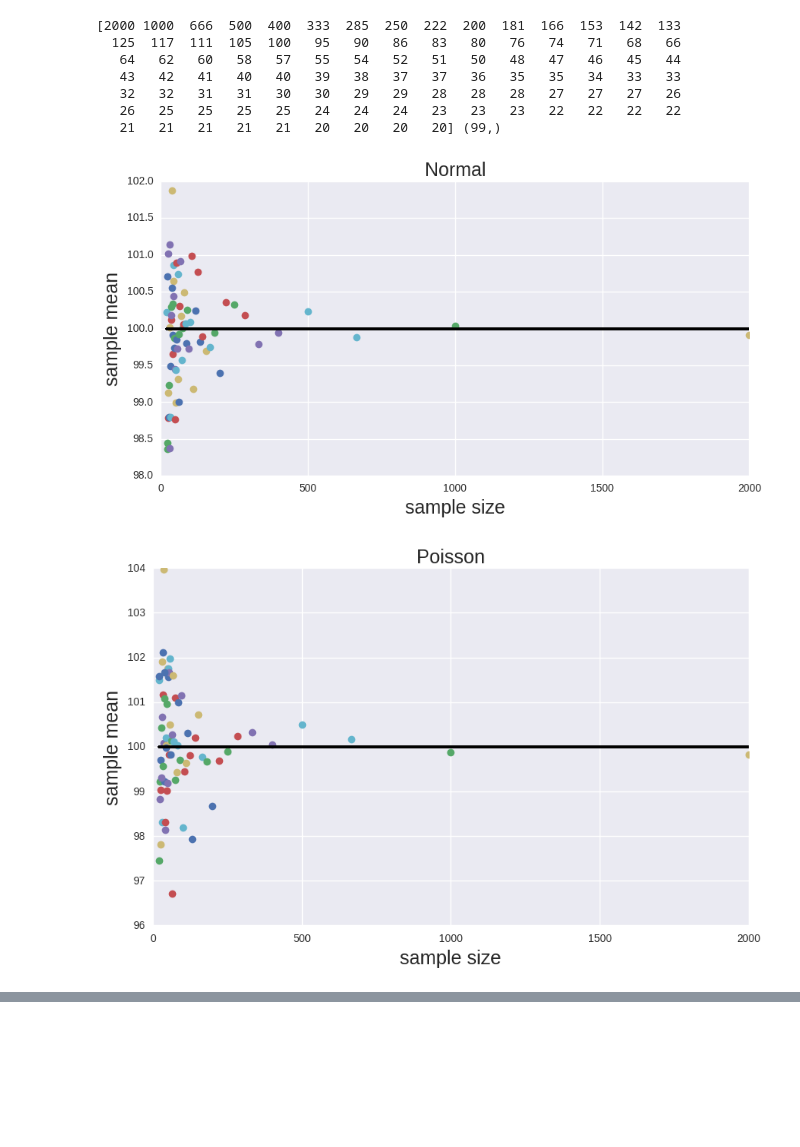
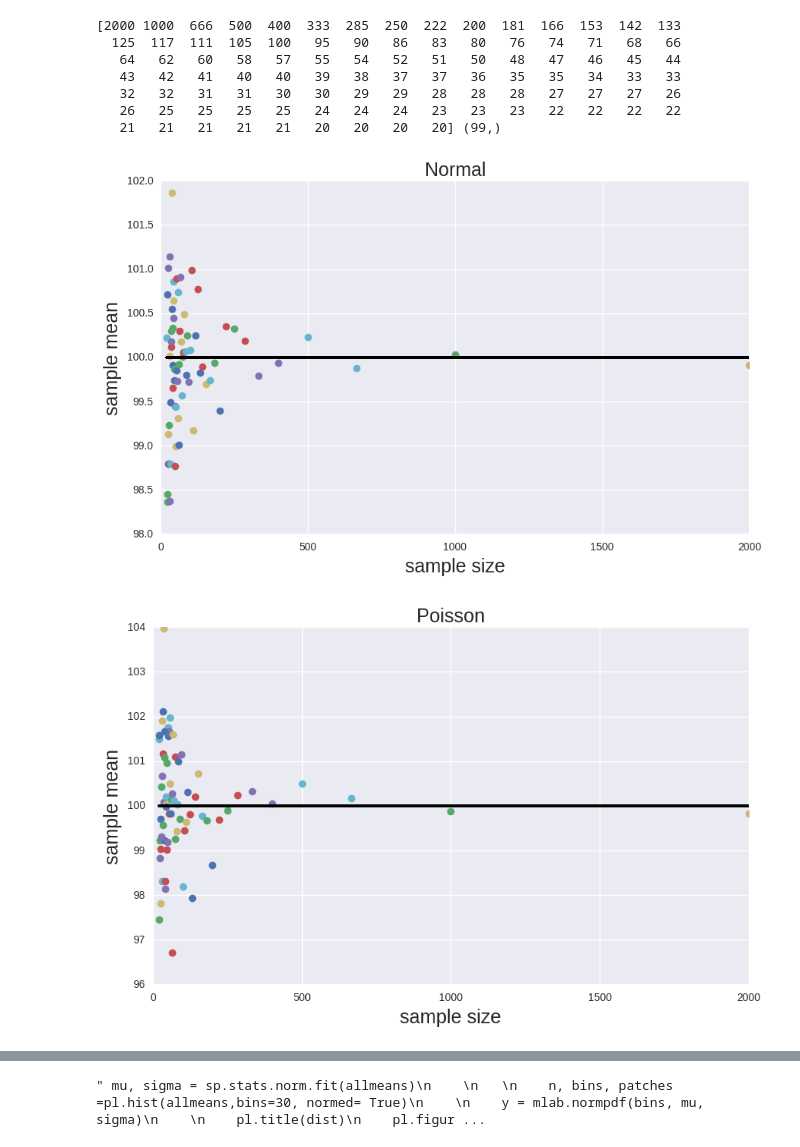
Before and after one commit to rxl204/PUI2017_pak348, a Jupyter notebook: HW3_pak348/Homework_3_Assigment_1_pak348.ipynb, the cells around one changed output, grey strips where cells are left out. Saved outputs shown, nothing was run; the diff lists cells and outputs as text; code cells hidden in the pictures; blank space fills up the shorter version.

```diff
--- a/HW3_pak348/Homework_3_Assigment_1_pak348.ipynb
+++ b/HW3_pak348/Homework_3_Assigment_1_pak348.ipynb
@@ -57,10 +57,10 @@ for dist in distributions:
             md[dist]['means'][nn] = md[dist][nn].mean()
 # %%
 # Plotting for all different Distributions
-axnormal_mu_n = pl.figure(figsize=(10,5)).add_subplot(111)
+axnormal_mu_n = pl.figure(figsize=(10,6)).add_subplot(111)
 axpoisson_mu_n = pl.figure(figsize=(10,6)).add_subplot(111)
 axbinomial_mu_n = pl.figure(figsize=(10,6)).add_subplot(111)
-axchisq_mu_n = pl.figure(figsize=(10,5)).add_subplot(111)
+axchisq_mu_n = pl.figure(figsize=(10,6)).add_subplot(111)
 axlaplace_mu_n = pl.figure(figsize=(10,6)).add_subplot(111)
 
 for dist in distributions:
@@ -83,33 +83,33 @@ for dist in distributions:
                 axpoisson_mu_n.set_title('Poisson', fontsize=18)
                 axpoisson_mu_n.plot([min(mysize), max(mysize)], [df, df], 'k')
 
     if dist == 'Binomial':
         for nn in md[dist]:
             if not type(nn) == str:
                 axbinomial_mu_n.plot(nn, md[dist]['means'][nn], 'o')
                 axbinomial_mu_n.set_xlabel('sample size', fontsize=18)
                 axbinomial_mu_n.set_ylabel('sample mean', fontsize=18)
                 axbinomial_mu_n.set_title('Binomial', fontsize=18)
                 axbinomial_mu_n.plot([min(mysize), max(mysize)], [df, df], 'k')
 
     if dist == 'ChiSquare':
         for nn in md[dist]:
             if not type(nn) == str:
                 axchisq_mu_n.plot(nn, md[dist]['means'][nn], 'o')
                 axchisq_mu_n.set_xlabel('sample size', fontsize=18)
                 axchisq_mu_n.set_ylabel('sample mean', fontsize=18)
                 axchisq_mu_n.set_title('Chi Square', fontsize=18)
                 axchisq_mu_n.plot([min(mysize), max(mysize)], [df, df], 'k')
 
     if dist == 'Laplace':
         for nn in md[dist]:
             if not type(nn) == str:
                 axlaplace_mu_n.plot(nn, md[dist]['means'][nn], 'o')
                 axlaplace_mu_n.set_xlabel('sample size', fontsize=18)
                 axlaplace_mu_n.set_ylabel('sample mean', fontsize=18)
                 axlaplace_mu_n.set_title('Laplace', fontsize=18)
                 axlaplace_mu_n.plot([min(mysize), max(mysize)], [df, df], 'k')
 # %% [output]
-[figure, old version]
+[figure, new version]
 [figure]
 [figure]
@@ -140,7 +140,7 @@ allmeans
  100.15126406448766,
  100.103438629622]
 # %%
- mu, sigma = sp.stats.norm.fit(allmeans)
+''' mu, sigma = sp.stats.norm.fit(allmeans)
 
 
     n, bins, patches =pl.hist(allmeans,bins=30, normed= True)
@@ -151,7 +151,9 @@ allmeans
     pl.figure(figsize=(7, 5))
     pl.xlabel('Samples', fontsize = 18)
     pl.ylabel('N', fontsize = 18)
-    pl.plot(bins, y, 'r--')
+    pl.plot(bins, y, 'r--')'''
+# %% [output]
+" mu, sigma = sp.stats.norm.fit(allmeans)\n    \n   \n    n, bins, patches =pl.hist(allmeans,bins=30, normed= True)\n    \n    y = mlab.normpdf(bins, mu, sigma)\n    \n    pl.title(dist)\n    pl.figur ...
 # %%
 for dist in distributions:
 
```
Also changed, not shown: parts of 3 cells of this notebook, 4 other files.
